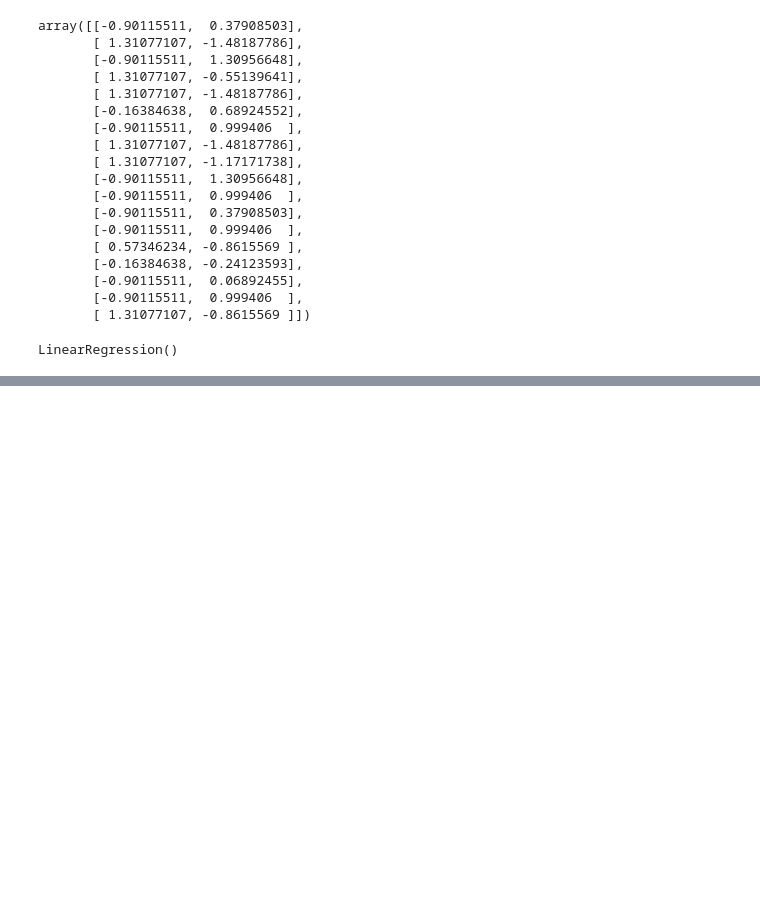
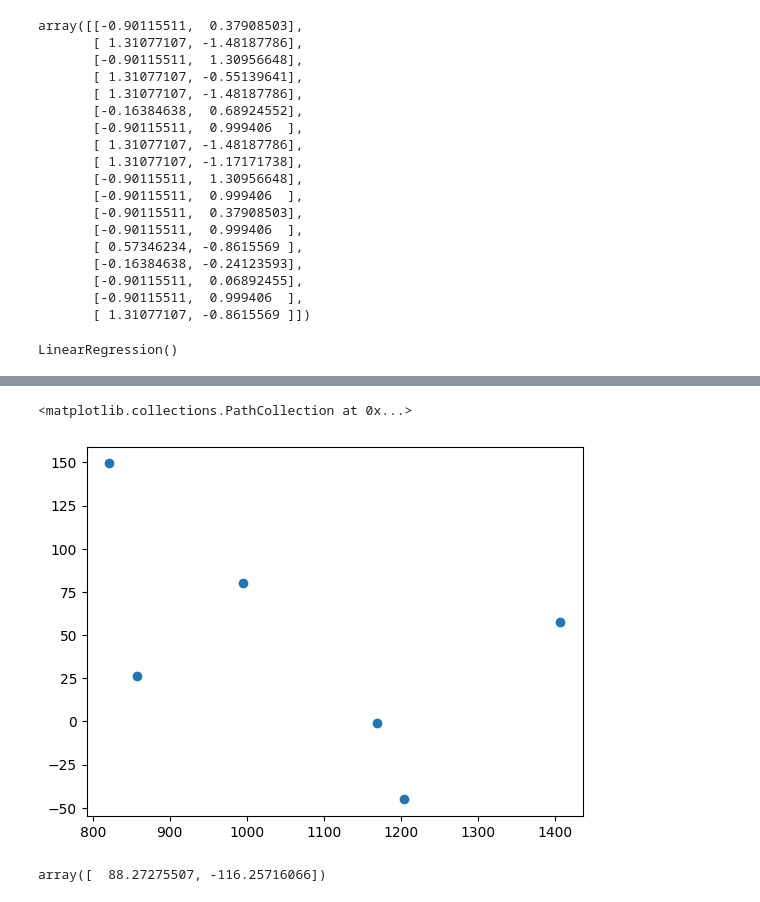
Before and after one commit to udityamerit/Complete-Machine-Learning-For-Beginners, a Jupyter notebook: 8-Complete Linear Regression/8.2-Multiple_Linear_Regression.ipynb, the cells around one changed output, grey strips where cells are left out. Drawn from its saved outputs; the diff is of its cells as text; code cells hidden in the pictures; blank space fills up the shorter version.

```diff
--- a/8-Complete Linear Regression/8.2-Multiple_Linear_Regression.ipynb
+++ b/8-Complete Linear Regression/8.2-Multiple_Linear_Regression.ipynb
@@ -148,0 +211,11 @@ Here when we are going for the cross validation then it is taking the parameters
+# %%
+### Scatter plot wrt prediction and residuals
+
+plt.scatter(y_pred, residuals)
+# %% [output]
+<matplotlib.collections.PathCollection at 0x...>
+[figure, added]
+# %%
+regression.coef_
+# %% [output]
+array([  88.27275507, -116.25716066])
```
Also changed, not shown: parts of 16 cells of this notebook, 2 other files.
